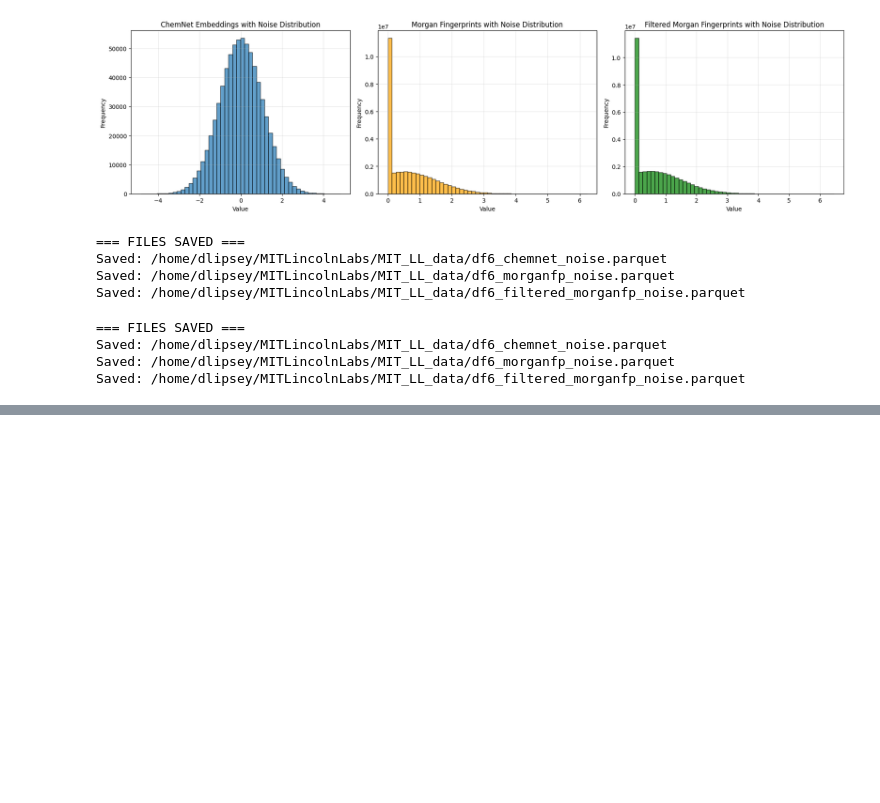
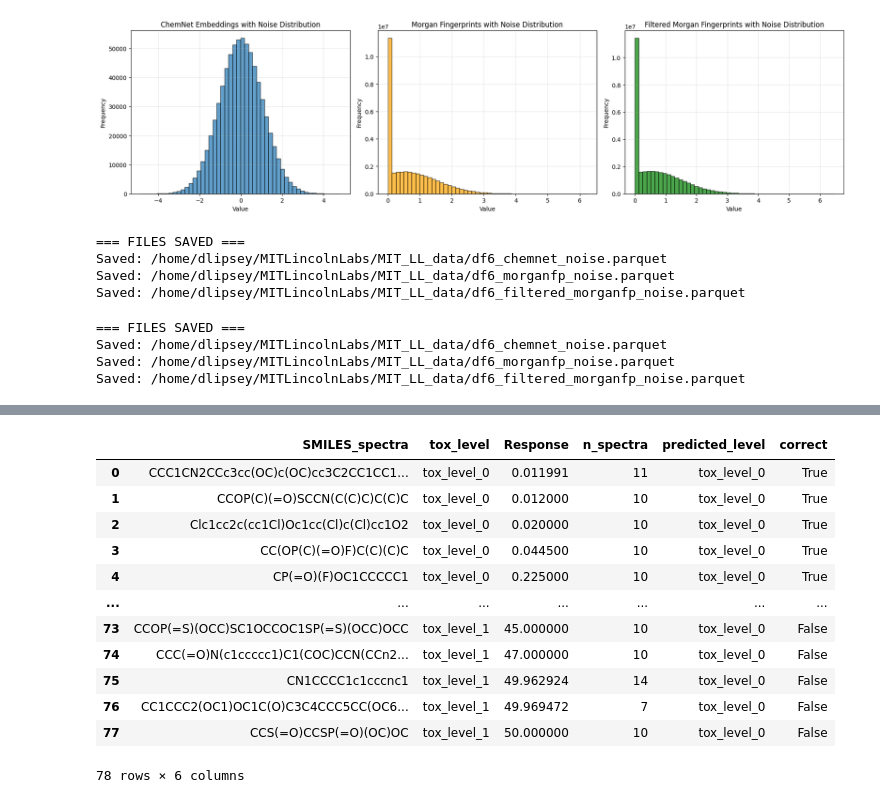
Before and after one commit to DashLLipsey/PREDICT-MIT-LL, a Jupyter notebook: Notebooks/Misc_Experiments.ipynb, the cells around one changed output, grey strips where cells are left out. Drawn from its saved outputs; the diff is of its cells as text; code cells hidden in the pictures; blank space fills up the shorter version.

```diff
--- a/Notebooks/Misc_Experiments.ipynb
+++ b/Notebooks/Misc_Experiments.ipynb
@@ -1163,0 +1105,18 @@ print(f"\nConclusion: There are {tensor_classes[0]} EPA_level_1 spectra in this
+# %%
+# Filter summary_pred to only include tox_level 0 and 1
+summary_pred_filtered = summary_pred[summary_pred['tox_level'].isin(['tox_level_0', 'tox_level_1'])].reset_index(drop=True)
+display(summary_pred_filtered)
+# %% [output]
+|  | SMILES_spectra | tox_level | Response | n_spectra | predicted_level | correct |
+| 0 | CCC1CN2CCc3cc(OC)c(OC)cc3C2CC1CC1... | tox_level_0 | 0.011991 | 11 | tox_level_0 | True |
+| 1 | CCOP(C)(=O)SCCN(C(C)C)C(C)C | tox_level_0 | 0.012000 | 10 | tox_level_0 | True |
+| 2 | Clc1cc2c(cc1Cl)Oc1cc(Cl)c(Cl)cc1O2 | tox_level_0 | 0.020000 | 10 | tox_level_0 | True |
+| 3 | CC(OP(C)(=O)F)C(C)(C)C | tox_level_0 | 0.044500 | 10 | tox_level_0 | True |
+| 4 | CP(=O)(F)OC1CCCCC1 | tox_level_0 | 0.225000 | 10 | tox_level_0 | True |
+| ... | ... | ... | ... | ... | ... | ... |
+| 73 | CCOP(=S)(OCC)SC1OCCOC1SP(=S)(OCC)OCC | tox_level_1 | 45.000000 | 10 | tox_level_0 | False |
+| 74 | CCC(=O)N(c1ccccc1)C1(COC)CCN(CCn2... | tox_level_1 | 47.000000 | 10 | tox_level_0 | False |
+| 75 | CN1CCCC1c1cccnc1 | tox_level_1 | 49.962924 | 14 | tox_level_0 | False |
+| 76 | CC1CCC2(OC1)OC1C(O)C3C4CCC5CC(OC6... | tox_level_1 | 49.969472 | 7 | tox_level_0 | False |
+| 77 | CCS(=O)CCSP(=O)(OC)OC | tox_level_1 | 50.000000 | 10 | tox_level_0 | False |
+78 rows × 6 columns
```
Also changed, not shown: parts of 13 cells of this notebook, 5 other files.
